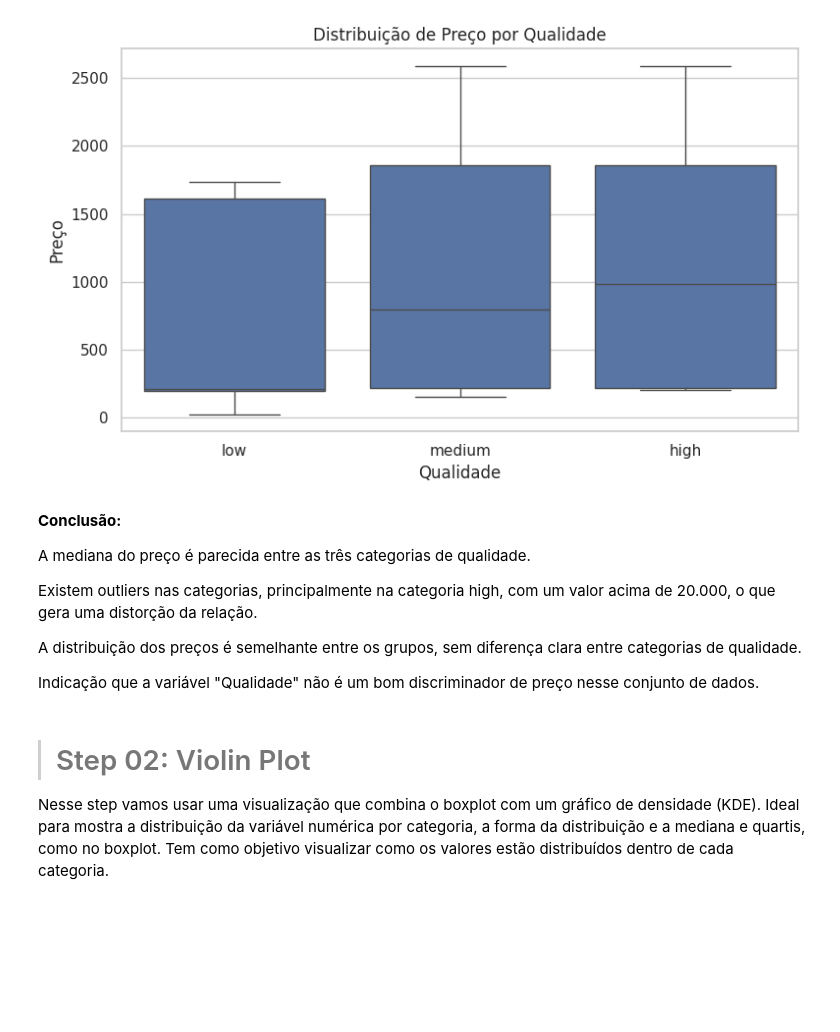
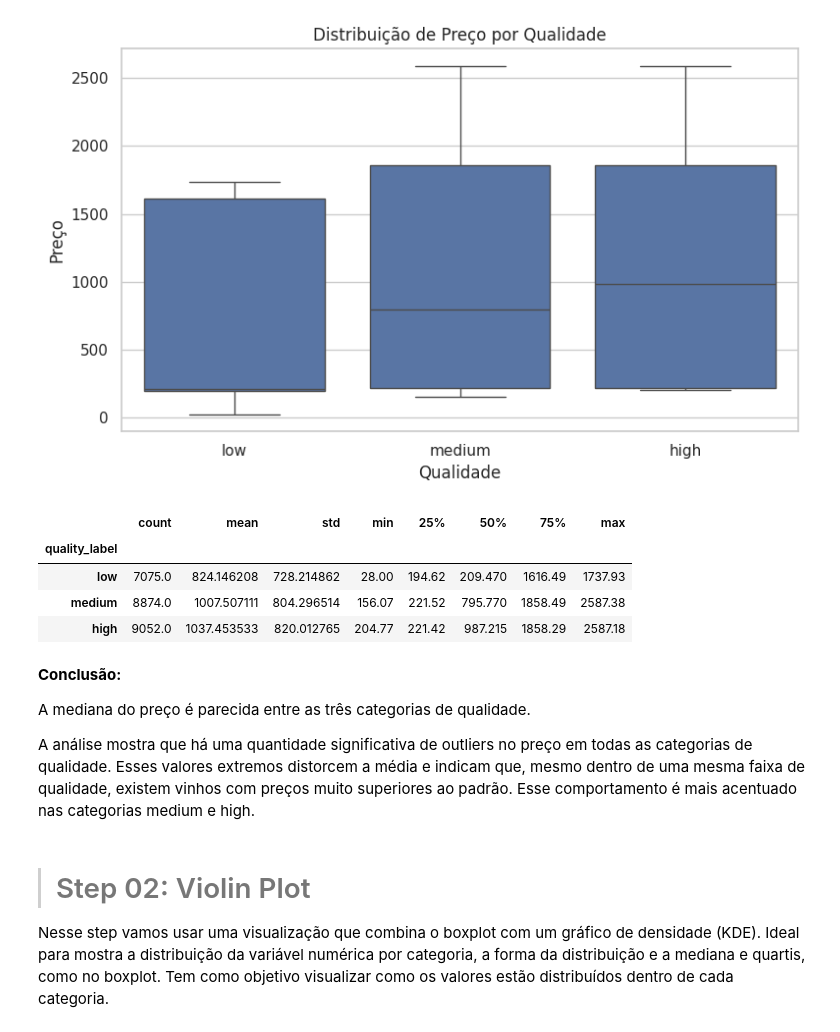
Before and after one commit to RodrigoMarenda/Analise_de_Dados, a Jupyter notebook: Wine_Quality.ipynb, the cells around one changed output. Cells and saved outputs as stored; diff of their text form; code cells hidden in the pictures; blank space fills up the shorter version.

```diff
--- a/Wine_Quality.ipynb
+++ b/Wine_Quality.ipynb
@@ -778,16 +778,21 @@ plt.tight_layout()
 plt.show()
 # %% [output]
 [figure]
-# %% [markdown]
-**Conclusão:**
-
-A mediana do preço é parecida entre as três categorias de qualidade.
-
-Existem outliers nas categorias, principalmente na categoria high, com um valor acima de 20.000, o que gera uma distorção da relação.
-
-A distribuição dos preços é semelhante entre os grupos, sem diferença clara entre categorias de qualidade.
-
-Indicação que a variável "Qualidade" não é um bom discriminador de preço nesse conjunto de dados.
+# %%
+# Estatísticas descritivas por categoria de qualidade
+df.groupby('quality_label')['price'].describe().loc[['low', 'medium', 'high']]
+# %% [output]
+|  | count | mean | std | min | 25% | 50% | 75% | max |
+| quality_label |  |  |  |  |  |  |  |  |
+| low | 7075.0 | 824.146208 | 728.214862 | 28.00 | 194.62 | 209.470 | 1616.49 | 1737.93 |
+| medium | 8874.0 | 1007.507111 | 804.296514 | 156.07 | 221.52 | 795.770 | 1858.49 | 2587.38 |
+| high | 9052.0 | 1037.453533 | 820.012765 | 204.77 | 221.42 | 987.215 | 1858.29 | 2587.18 |
+# %% [markdown]
+**Conclusão:**
+
+A mediana do preço é parecida entre as três categorias de qualidade.
+
+A análise mostra que há uma quantidade significativa de outliers no preço em todas as categorias de qualidade. Esses valores extremos distorcem a média e indicam que, mesmo dentro de uma mesma faixa de qualidade, existem vinhos com preços muito superiores ao padrão. Esse comportamento é mais acentuado nas categorias medium e high.
 # %% [markdown]
 > # Step 02: Violin Plot
 
```
